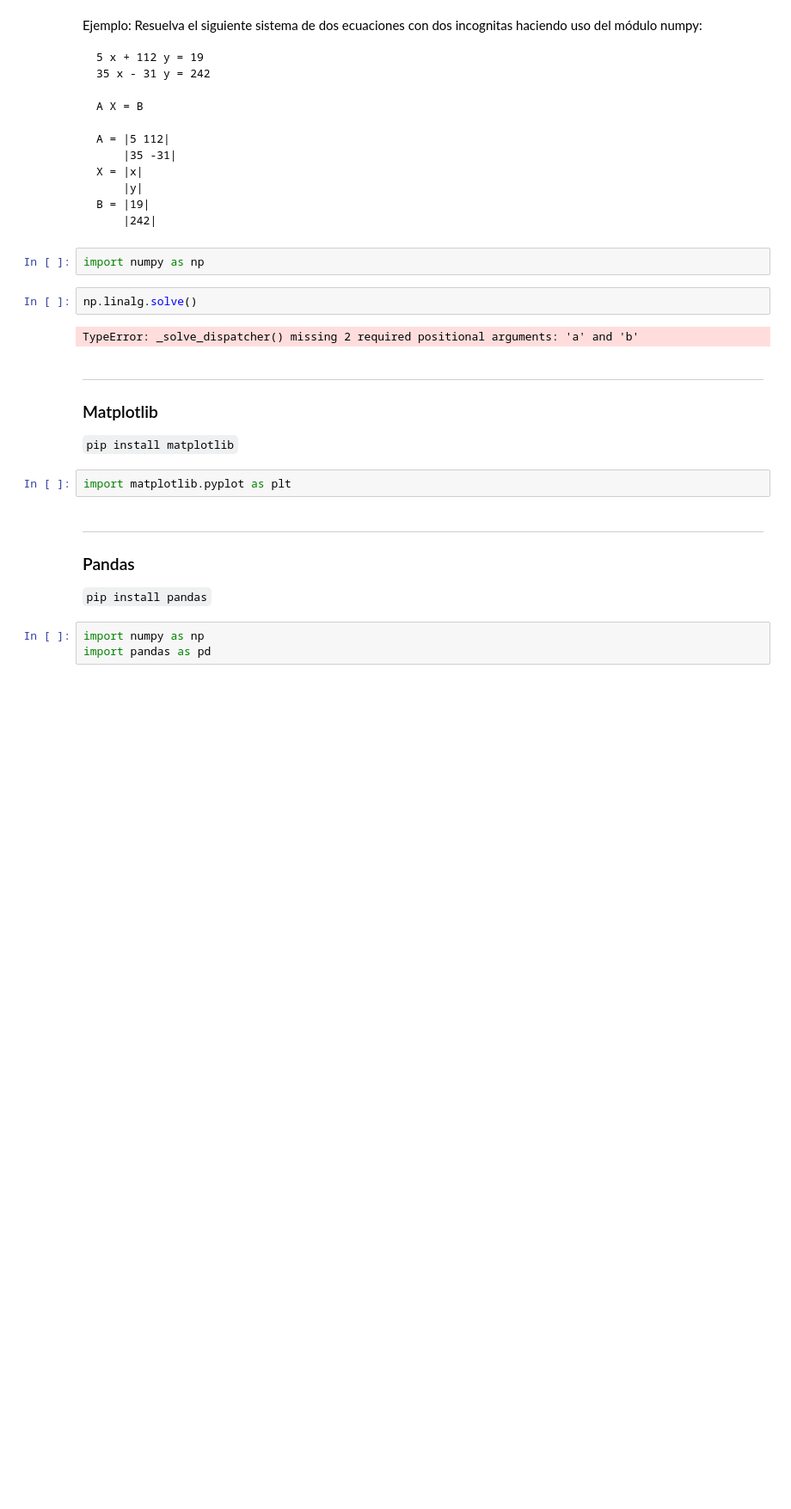
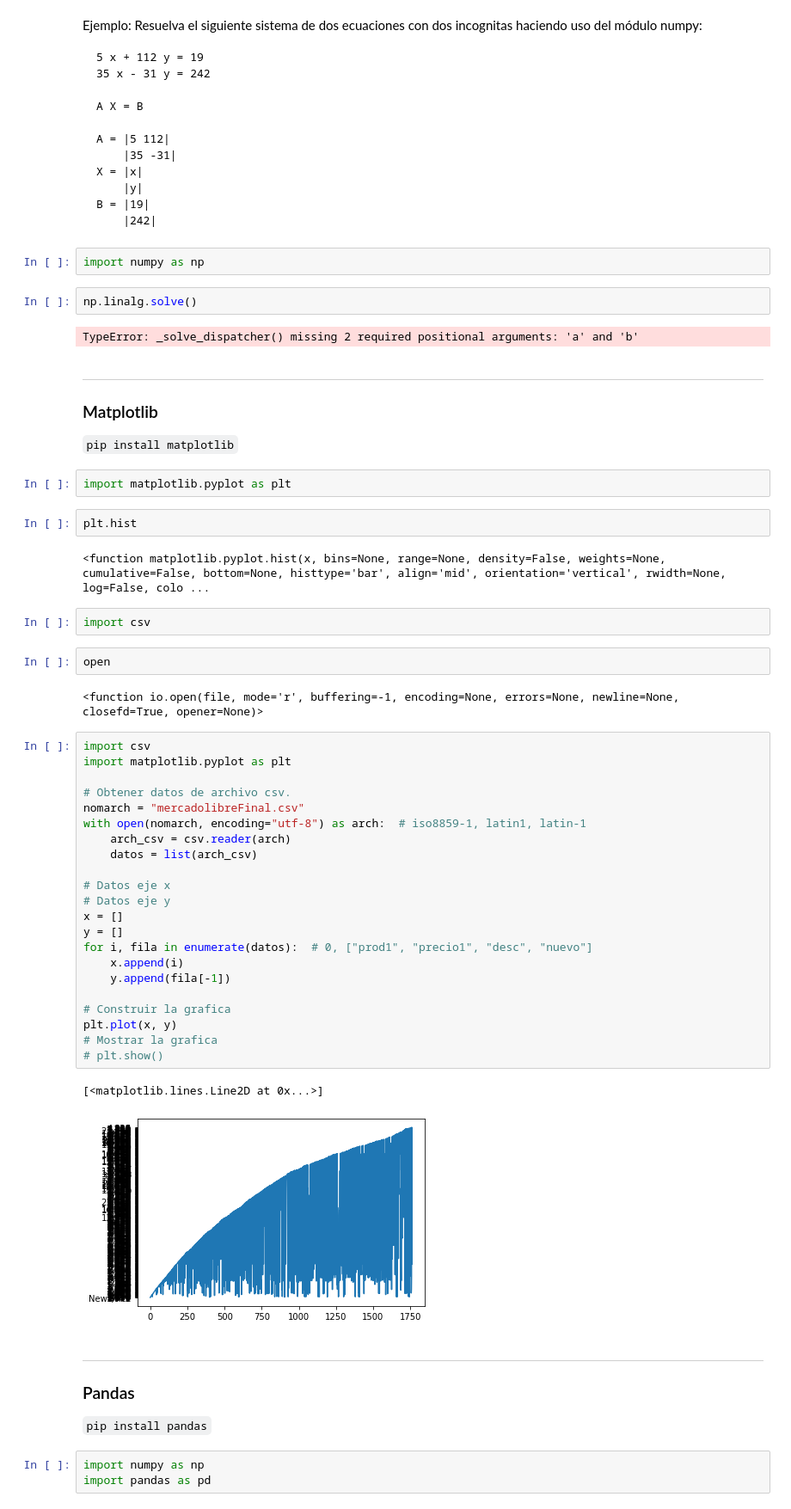
Before and after one commit to rctorr/bite-py-gdl-20-01, a Jupyter notebook: Sesion-08/Notas.ipynb, the cells around one changed output. Shown at 86% size. Cells and saved outputs as stored; diff of their text form; blank space fills up the shorter version.

```diff
--- a/Sesion-08/Notas.ipynb
+++ b/Sesion-08/Notas.ipynb
@@ -36,6 +36,41 @@ TypeError: _solve_dispatcher() missing 2 required positional arguments: 'a' and
 `pip install matplotlib`
 # %%
 import matplotlib.pyplot as plt
+# %%
+plt.hist
+# %% [output]
+<function matplotlib.pyplot.hist(x, bins=None, range=None, density=False, weights=None, cumulative=False, bottom=None, histtype='bar', align='mid', orientation='vertical', rwidth=None, log=False, colo ...
+# %%
+import csv
+# %%
+open
+# %% [output]
+<function io.open(file, mode='r', buffering=-1, encoding=None, errors=None, newline=None, closefd=True, opener=None)>
+# %%
+import csv
+import matplotlib.pyplot as plt
+
+# Obtener datos de archivo csv.
+nomarch = "mercadolibreFinal.csv"
+with open(nomarch, encoding="utf-8") as arch:  # iso8859-1, latin1, latin-1
+    arch_csv = csv.reader(arch)
+    datos = list(arch_csv)
+
+# Datos eje x
+# Datos eje y
+x = []
+y = []
+for i, fila in enumerate(datos):  # 0, ["prod1", "precio1", "desc", "nuevo"]
+    x.append(i)
+    y.append(fila[-1])
+
+# Construir la grafica
+plt.plot(x, y)
+# Mostrar la grafica
+# plt.show()
+# %% [output]
+[<matplotlib.lines.Line2D at 0x...>]
+[figure, added]
 # %% [markdown]
 ---
 ### Pandas
```
Also changed, not shown: parts of 10 cells of this notebook, 5 other files.
